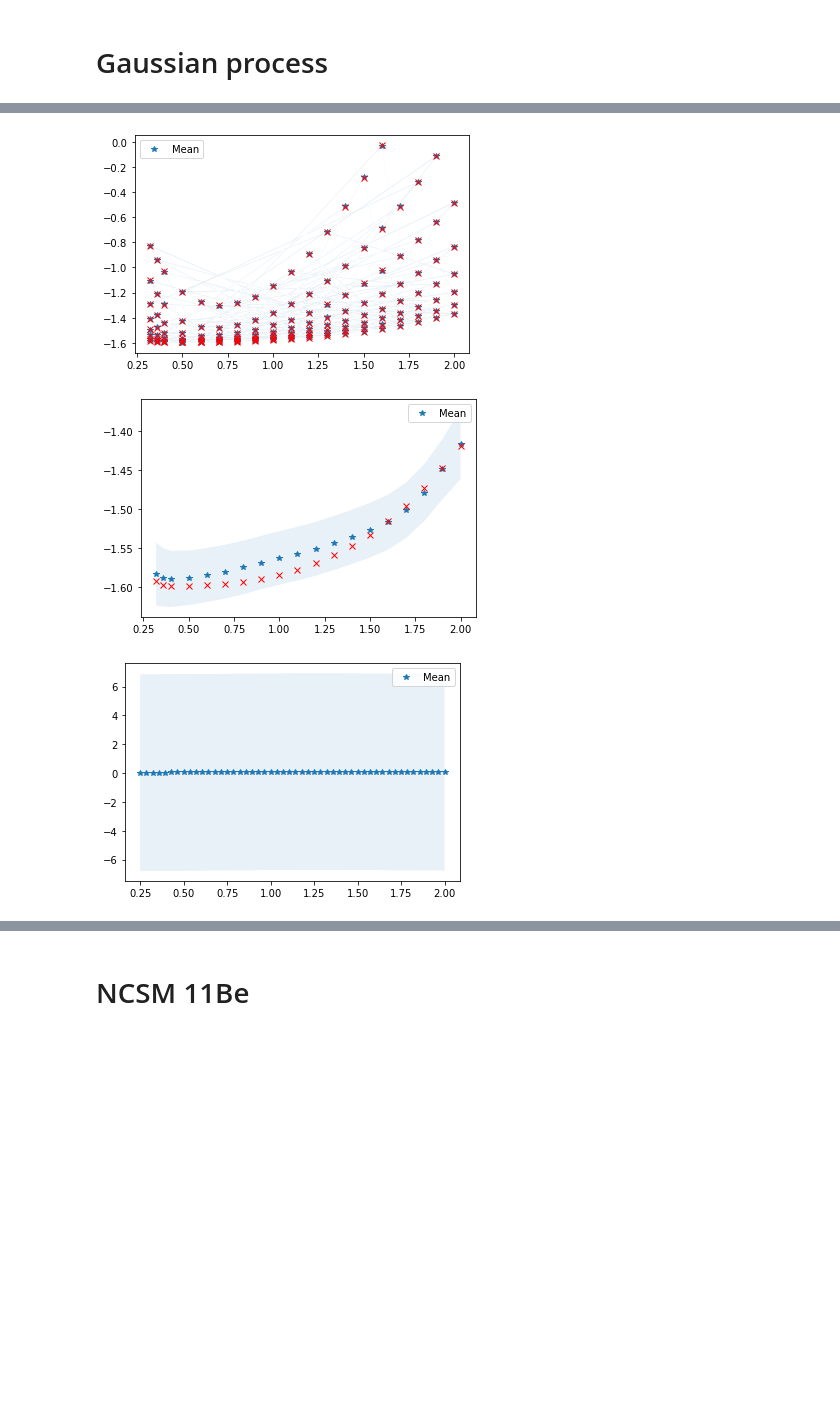
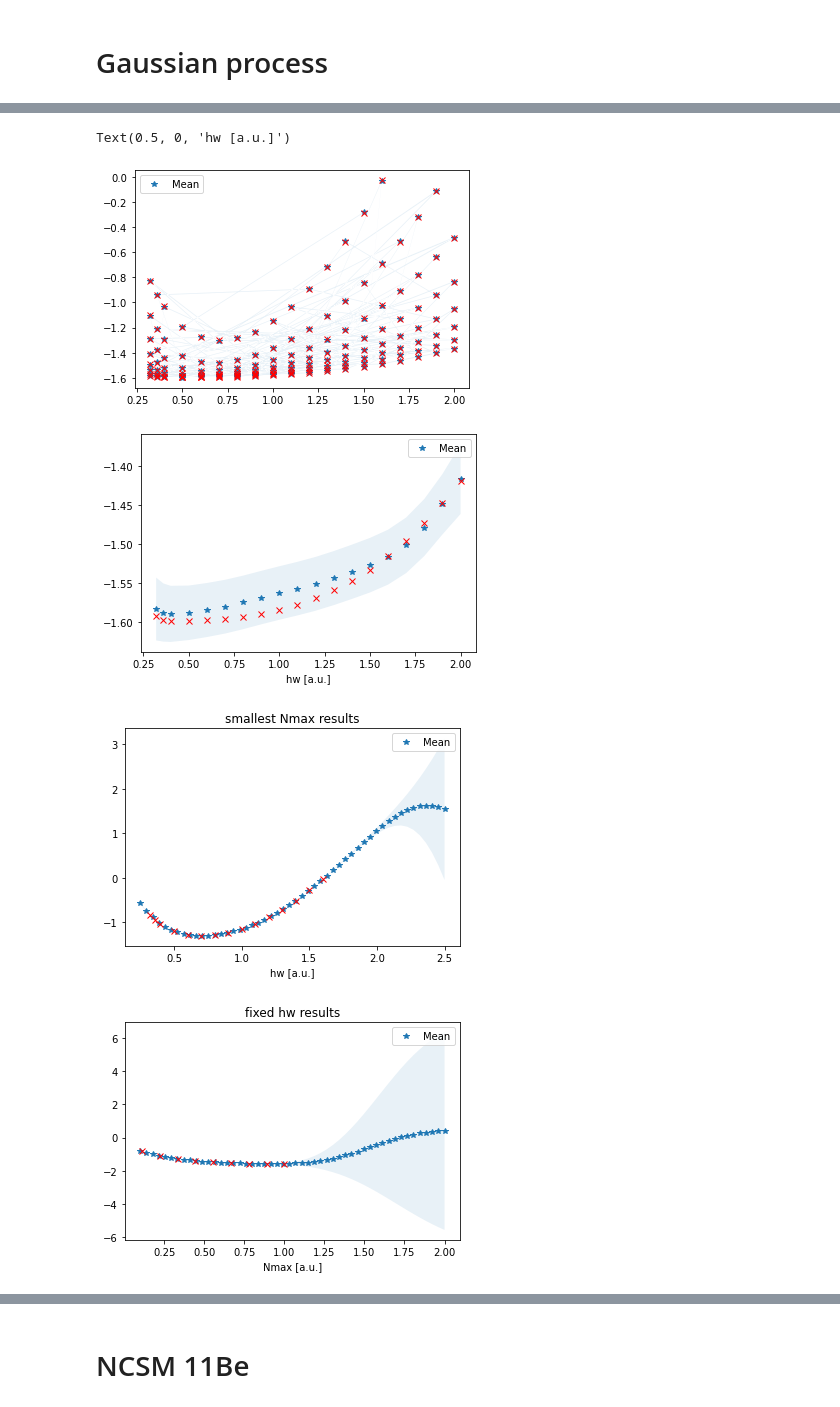
Before and after one commit to alphacentaury-github/NPSS2020, a Jupyter notebook: ML_NCSM.ipynb, the cells around one changed output, grey strips where cells are left out. Cells and saved outputs as stored; diff of their text form; code cells hidden in the pictures; blank space fills up the shorter version.

```diff
--- a/ML_NCSM.ipynb
+++ b/ML_NCSM.ipynb
@@ -197,0 +205,4 @@ WARNING:tensorflow:6 out of the last 14 calls to <function Model.make_predict_fu
+# %%
+selected_models=[]
+for i in range(100):
+    network, mse = NN_create_fit()
@@ -197,0 +289,12 @@ WARNING:tensorflow:6 out of the last 14 calls to <function Model.make_predict_fu
+# %%
+large_nmax = 90.0
+ext_X= np.array([ [i, large_nmax/scale_nmax] for i in np.linspace(0.25,2.0)  ]) #large Nmax
+
+for i in range(10):
+    model = Li6Extrapolation()
+    model.compile(optimizer="Adam",loss='MSE')
+    history = model.fit(train_X, train_Y, epochs=5000,verbose=False,batch_size=50)
+    ext_Y = model.predict(ext_X)
+    print('Nmax={} E= {}+/-{}'.format(large_nmax, ext_Y.mean()*scale_gs, ext_Y.std()*scale_gs))
+    plt.plot(ext_X[:,0]*scale_omega,ext_Y*scale_gs,'p-',label='model{}'.format(i))
+plt.legend()
@@ -216,8 +339,9 @@ from numpy.linalg import cholesky, det, lstsq
 from scipy.optimize import minimize
 # %%
 noise=0.05/scale_gs
-rbf = ConstantKernel(1.0) * RBF(length_scale=0.02)
+rbf = ConstantKernel(1.4) * RBF(length_scale=0.5)
 gpr = GaussianProcessRegressor(kernel=rbf, alpha=noise**2)
+
 # Reuse training data from previous 1D example
 gpr.fit(train_X, train_Y)
 
@@ -228,6 +352,7 @@ mu_s, cov_s = gpr.predict(test_X, return_cov=True)
 l = gpr.kernel_.k2.get_params()['length_scale']
 sigma_f = np.sqrt(gpr.kernel_.k1.get_params()['constant_value'])
 
+print('Optimized Kernel parameters?')
 print(l)
 print(sigma_f)
 # Compare with previous results
@@ -239,20 +365,48 @@ print(sigma_f)
 # %%
 # training result
 mu_s, cov_s = gpr.predict(train_X, return_cov=True)
 plt.figure()
 plot_gp(mu_s, cov_s, train_X['Omega'], X_train=train_X['Omega'], Y_train=train_Y)
 
 # test result
 mu_s, cov_s = gpr.predict(test_X, return_cov=True)
 plt.figure()
 plot_gp(mu_s, cov_s, test_X['Omega'], X_train=test_X['Omega'], Y_train=test_Y)
+plt.xlabel('hw [a.u.]')
+
+# for one Nmax, hw dependence
+ttt = data_df[ data_df['Nmax']==data_df['Nmax'][0]  ] # already scaled
+ttt_X = ttt.iloc[:,:-1]
+ttt_Y = ttt.iloc[:,-1]
+
+ext_X= np.array([ [i, ttt_X['Nmax'][0]] for i in np.linspace(0.25,2.5)  ])
+mu_s, cov_s = gpr.predict(ext_X, return_cov=True)
+plt.figure()
+plot_gp(mu_s, cov_s, ext_X[:,0], X_train=ttt_X['Omega'], Y_train=ttt_Y)
+plt.title('smallest Nmax results')
+plt.xlabel('hw [a.u.]')
+
+# for one hw, Nmax dependence
+ttt = data_df[ data_df['Omega']==data_df['Omega'][6]  ] # already scaled
+ttt_X = ttt.iloc[:,:-1]
+ttt_Y = ttt.iloc[:,-1]
+
+ext_X= np.array([ [ttt_X['Omega'][0], i] for i in np.linspace(0.1,2) ])
+mu_s, cov_s = gpr.predict(ext_X, return_cov=True)
+plt.figure()
+plot_gp(mu_s, cov_s, ext_X[:,1], X_train=ttt_X['Nmax'], Y_train=ttt_Y)
+plt.title('fixed hw results')
+plt.xlabel('Nmax [a.u.]')
 
 # extrapolation result
 ext_X= np.array([ [i, 50./scale_nmax] for i in np.linspace(0.25,2.0)  ])
 mu_s, cov_s = gpr.predict(ext_X, return_cov=True)
 plt.figure()
 plot_gp(mu_s, cov_s, ext_X[:,0])
+plt.xlabel('hw [a.u.]')
 # %% [output]
+Text(0.5, 0, 'hw [a.u.]')
 [figure]
-[figure, old version]
+[figure, new version]
-[figure, old version]
+[figure, new version]
+[figure, added]
```
Also changed, not shown: parts of 15 cells of this notebook, 7 other files.
